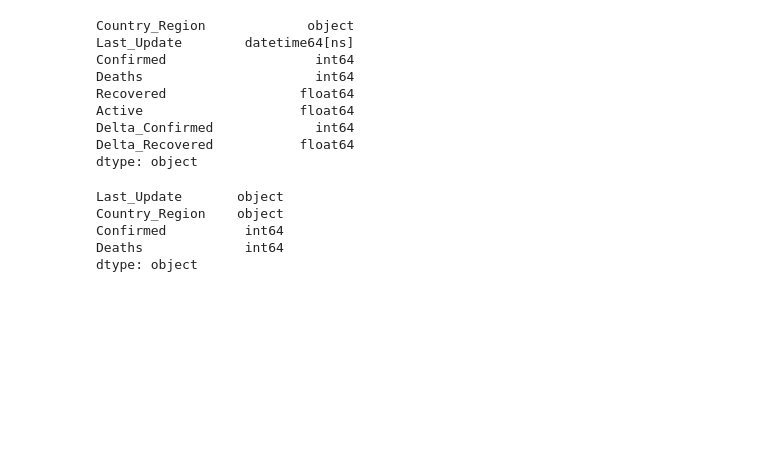
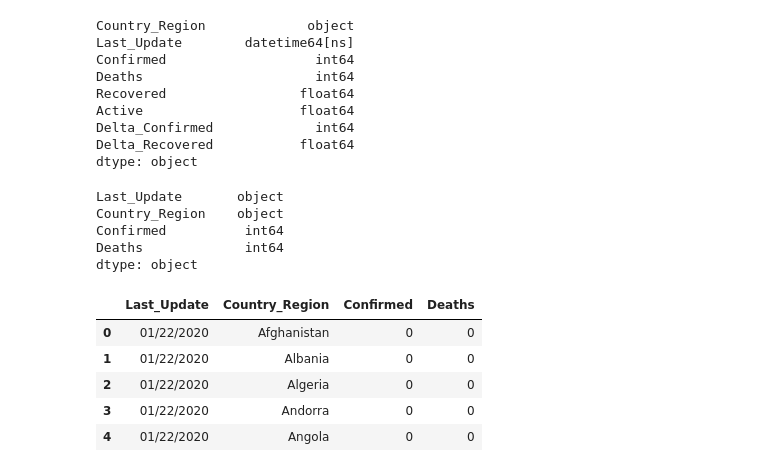
Before and after one commit to aclao89/Novel-COVID-19, a Jupyter notebook: Global Analysis.ipynb, the cells around one changed output. Saved outputs shown, nothing was run; the diff lists cells and outputs as text; code cells hidden in the pictures; blank space fills up the shorter version.

```diff
--- a/Global Analysis.ipynb
+++ b/Global Analysis.ipynb
@@ -465,4 +475,18 @@ Country_Region    object
 Confirmed          int64
 Deaths             int64
 dtype: object
+# %%
+#Created another DF with two groupings and changed the datetime to object
+
+progression_df = global_case_time.groupby(['Last_Update', 'Country_Region'])['Confirmed', 'Deaths'].max().reset_index()
+progression_df['Last_Update'] = pd.to_datetime(progression_df['Last_Update']).dt.strftime('%m/%d/%Y')
+
+progression_df.head()
+# %% [output]
+|  | Last_Update | Country_Region | Confirmed | Deaths |
+| 0 | 01/22/2020 | Afghanistan | 0 | 0 |
+| 1 | 01/22/2020 | Albania | 0 | 0 |
+| 2 | 01/22/2020 | Algeria | 0 | 0 |
+| 3 | 01/22/2020 | Andorra | 0 | 0 |
+| 4 | 01/22/2020 | Angola | 0 | 0 |
 # %%
```
Also changed, not shown: parts of 2 cells of this notebook.
